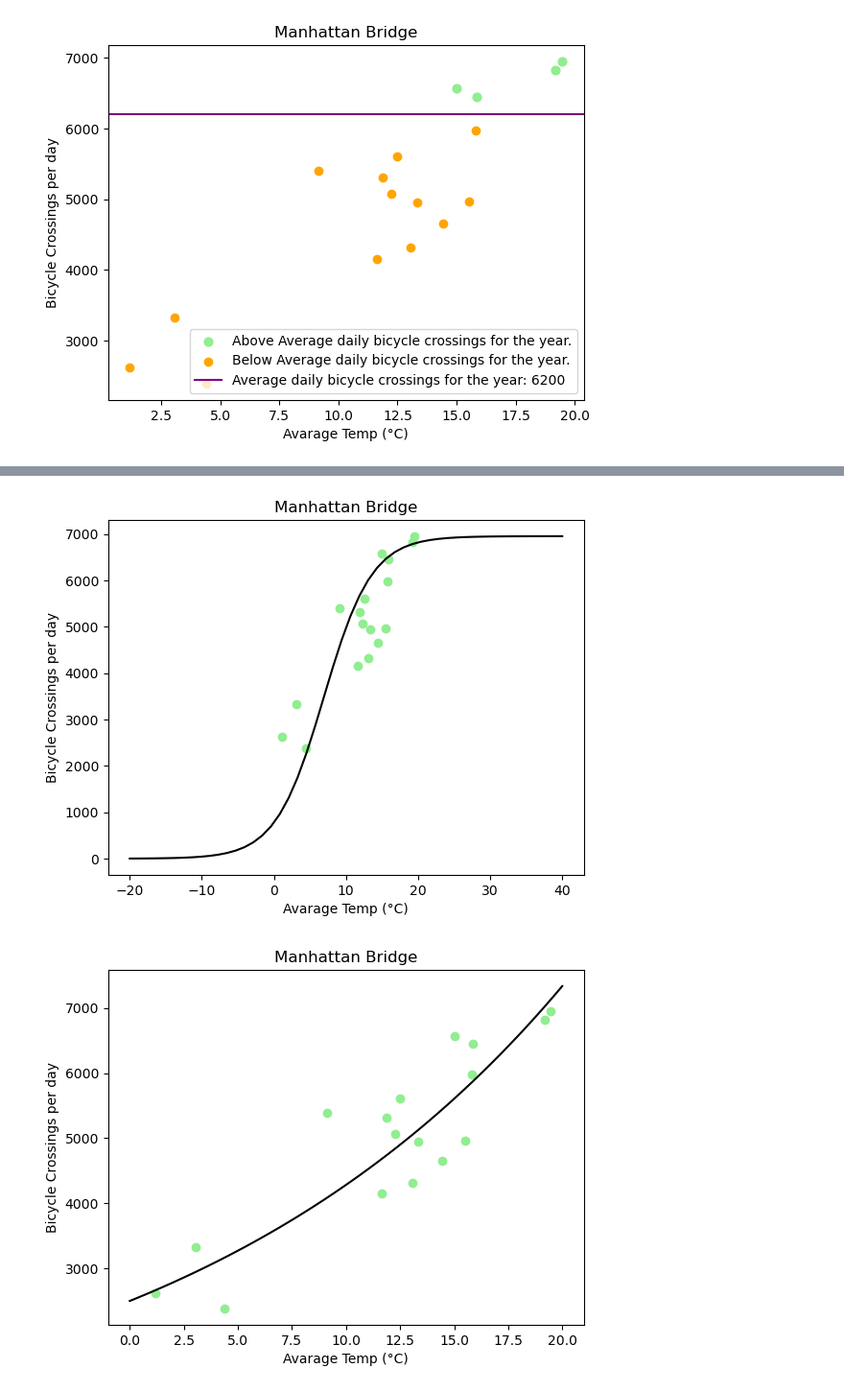
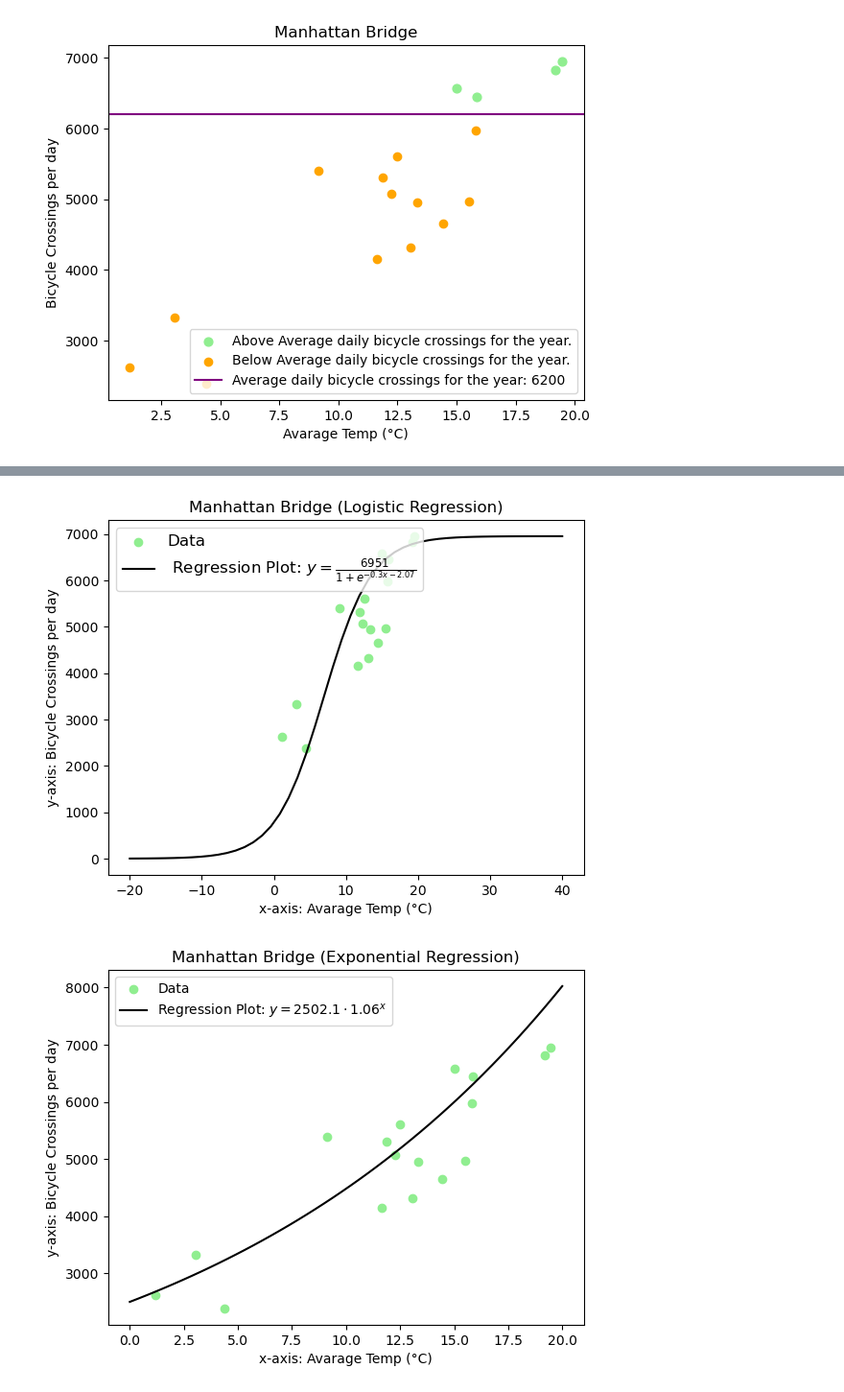
Before and after one commit to Julian-HB/DataProjectDemo, a Jupyter notebook: Bicycle.ipynb, the cells around one changed output, grey strips where cells are left out. Shown at 96% size. Drawn from its saved outputs; the diff is of its cells as text; code cells hidden in the pictures.

```diff
--- a/Bicycle.ipynb
+++ b/Bicycle.ipynb
@@ -323,29 +332,33 @@ y_log_pred_end = logistic_function(a_slope, b_intercept, x_values, y_max)
 # Die Methode 'matplotlib.pyplot.scatter' wird verwendet, um ein Streudiagramm von y gegen x mit variierender Markergröße und/oder -farbe zu erstellen.
 # Die Temperatur wird der Anzahl der Überquerungen der Manhattan Bridge in einem Streudiagramm gegenübergestellt.
 # Die Resultierenden Datenpunkte werden als hellgrüne Punkte ausgegeben (color='lightgreen').
-plt.scatter(bicycle_table['Avarage Temp (°C)'], bicycle_table['Manhattan Bridge'], color='lightgreen')
+plt.scatter(bicycle_table['Avarage Temp (°C)'], bicycle_table['Manhattan Bridge'], color='lightgreen', label='Data')
 
 # Die Funktion 'matplotlib.xlabel' in Matplotlib wird verwendet, um die Beschriftung der x-Achse in einem Diagramm festzulegen.
 # Die X-Achse wird als 'Avarage Temp (°C)' beschriftet.
-plt.xlabel('Avarage Temp (°C)')
+plt.xlabel('x-axis: Avarage Temp (°C)')
 
 # Die Funktion 'matplotlib.xlabel' in Matplotlib wird verwendet, um die Beschriftung der Y-Achse in einem Diagramm festzulegen.
 # Die Y-Achse wird als 'Bicycle Crossings per day' beschriftet.
-plt.ylabel('Bicycle Crossings per day')
+plt.ylabel('y-axis: Bicycle Crossings per day')
 
 # Die Funktion 'matplotlib.title' wird verwendet, um einen Titel über einem Diagramm zu platzieren.
 # Der Diagramm-Titel wird gesetzt.
-plt.title('Manhattan Bridge')
+plt.title('Manhattan Bridge (Logistic Regression)')
 
 # Die Methode 'matplotlib.pyplot.plot' wird verwendet, um ein Linieniagramm von y zu x mit variierender Markergröße und/oder -farbe zu erstellen.
 # Die Temperatur wird der Anzahl der Überquerungen der Manhattan Bridge in einem Lininien-Diagramm gegenübergestellt.
-plt.plot(x_values, y_log_pred_end, color='black', label='Predicted Data')
+plt.plot(x_values, y_log_pred_end, color='black', label=fr' Regression Plot: $y = \frac{{{y_max}}}{{1 + e^{{{a_slope}x - {b_intercept}}}}}$')
+
+# Die Methode 'matplotlib.pyplot.legend' wird verwendet um eine Legende auf der Achse zu platzieren.
+# In der Legende werden die Zusatzinformationen('labels', 'color', 'marker') zu den Diagrammen wiedergegeben.
+plt.legend(loc='upper left', fontsize='large')
 
 # Die Funktion 'matplotlib.show()' in Matplotlib wird verwendet, um alle offenen Diagramme anzuzeigen.
 # Der Punktdiagramm und Lininien-Diagramm  werden angezeigt..
 plt.show()
 # %% [output]
-[figure, old version]
+[figure, new version]
 # %%
 # Exponentielle Funktion wird definiert
 def exponential_function(a, b, x):
@@ -385,8 +398,8 @@ exp_log_intercept = exp_linear_reg.intercept_
 
 # Die Funktion numpy.power gibt die Zahl des ersten Elements, potenziert mit der Zahl des zweiten Elements, zurück.
 # Umrechnung der logarithmischen Werte in exponentielle Werte
-a_exp_slope = np.power(10, exp_log_slope[0][0])
-b_exp_intercept = np.power(10, exp_log_intercept[0])
+a_exp_slope = np.power(10, exp_log_slope[0][0]).round(2)
+b_exp_intercept = np.power(10, exp_log_intercept[0]).round(2)
 
 # Die Methode 'numpy.linspace' gibt eine Reihe von gleichmäßig verteilten Zahlen über ein angegebenes Intervall zurück.
 # Die Methode 'numpy.linspace' wird angewendet um einen gleichmäßigen Funktionsverlauf innerhalb des Graphen von der Bibliothek 'matplotlib.pyplot' darzustellen.
@@ -398,30 +411,34 @@ y_exp_pred_end = exponential_function(a_exp_slope, b_exp_intercept, x_values)
 # %%
 # Die Methode 'matplotlib.pyplot.scatter' wird verwendet, um ein Streudiagramm von y gegen x mit variierender Markergröße und/oder -farbe zu erstellen.
 # Die Temperatur wird der Anzahl der Überquerungen der Manhattan Bridge in einem Streudiagramm gegenübergestellt.
 # Die Resultierenden Datenpunkte werden als hellgrüne Punkte ausgegeben (color='lightgreen').
-plt.scatter(bicycle_table['Avarage Temp (°C)'], bicycle_table['Manhattan Bridge'], color='lightgreen')
+plt.scatter(bicycle_table['Avarage Temp (°C)'], bicycle_table['Manhattan Bridge'], color='lightgreen', label='Data')
 
 # Die Funktion 'matplotlib.xlabel' in Matplotlib wird verwendet, um die Beschriftung der x-Achse in einem Diagramm festzulegen.
 # Die X-Achse wird als 'Avarage Temp (°C)' beschriftet.
-plt.xlabel('Avarage Temp (°C)')
+plt.xlabel('x-axis: Avarage Temp (°C)')
 
 # Die Funktion 'matplotlib.xlabel' in Matplotlib wird verwendet, um die Beschriftung der Y-Achse in einem Diagramm festzulegen.
 # Die Y-Achse wird als 'Bicycle Crossings per day' beschriftet.
-plt.ylabel('Bicycle Crossings per day')
+plt.ylabel('y-axis: Bicycle Crossings per day')
 
 # Die Funktion 'matplotlib.title' wird verwendet, um einen Titel über einem Diagramm zu platzieren.
 # Der Diagramm-Titel wird gesetzt.
-plt.title('Manhattan Bridge')
+plt.title('Manhattan Bridge (Exponential Regression)')
 
 # Die Methode 'matplotlib.pyplot.plot' wird verwendet, um ein Linieniagramm von y zu x mit variierender Markergröße und/oder -farbe zu erstellen.
 # Die Temperatur wird der Anzahl der Überquerungen der Manhattan Bridge in einem Lininien-Diagramm gegenübergestellt.
-plt.plot(x_values, y_exp_pred_end, color='black', label='Predicted Data')
+plt.plot(x_values, y_exp_pred_end, color='black', label=f'Regression Plot: $y = {b_exp_intercept} \cdot {a_exp_slope}^{{x}}$')
+
+# Die Methode 'matplotlib.pyplot.legend' wird verwendet um eine Legende auf der Achse zu platzieren.
+# In der Legende werden die Zusatzinformationen('labels', 'color', 'marker') zu den Diagrammen wiedergegeben.
+plt.legend()
 
 # Die Funktion 'matplotlib.show()' in Matplotlib wird verwendet, um alle offenen Diagramme anzuzeigen.
 # Das Punktdiagramm und das Lininien-Diagramm  werden angezeigt.
 plt.show()
 # %% [output]
-[figure, old version]
+[figure, new version]
 # %%
 # Potenzfunktion wird definiert
 def power_function(a, b, x):
```
Also changed, not shown: parts of 9 cells of this notebook.
